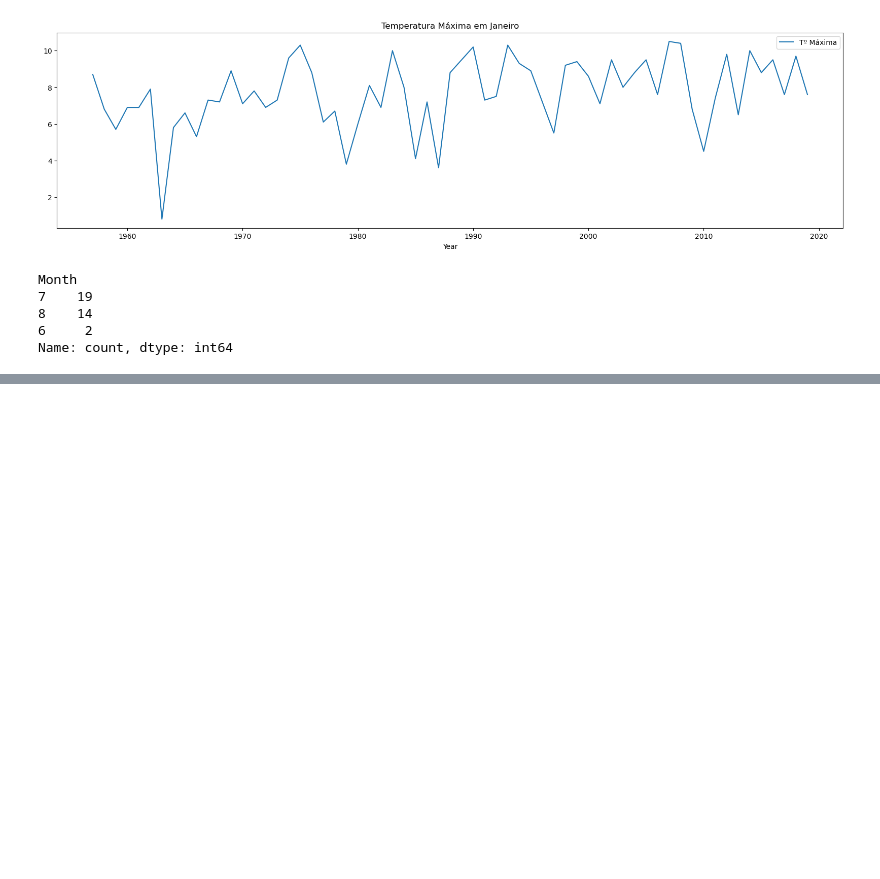
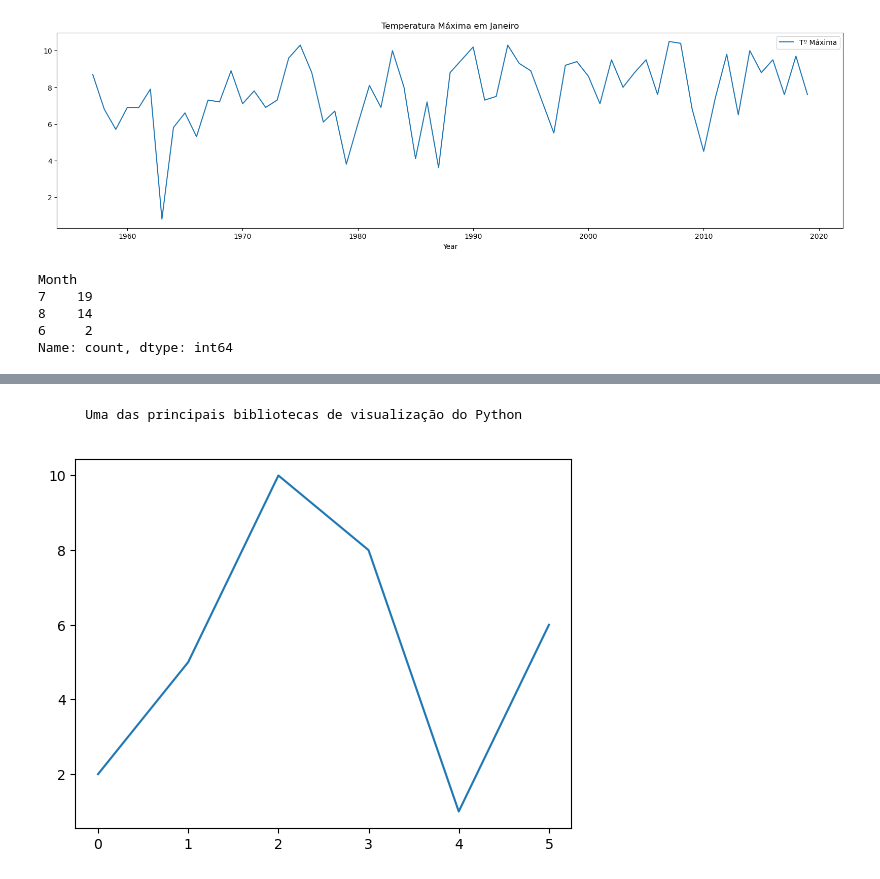
Before and after one commit to vbs-matheus/PosGraduacao-EngDados, a Jupyter notebook: 03_Python_para_Engenharia_de_Dados/aulas_praticas/unidade_02.ipynb, the cells around one changed output, grey strips where cells are left out. Cells and saved outputs as stored; diff of their text form; code cells hidden in the pictures; blank space fills up the shorter version.

```diff
--- a/03_Python_para_Engenharia_de_Dados/aulas_praticas/unidade_02.ipynb
+++ b/03_Python_para_Engenharia_de_Dados/aulas_praticas/unidade_02.ipynb
@@ -619,0 +625,2 @@ Name: count, dtype: int64
+# %% [markdown]
+        Uma das principais bibliotecas de visualização do Python
@@ -619,0 +629,6 @@ Name: count, dtype: int64
+# %%
+# Exemplo de criação de gráfico simples
+lista_simples = [2,5,10,8,1,6]
+plt.plot(lista_simples);
+# %% [output]
+[figure, added]
```
Also changed, not shown: parts of 21 cells of this notebook, 5 other files.
